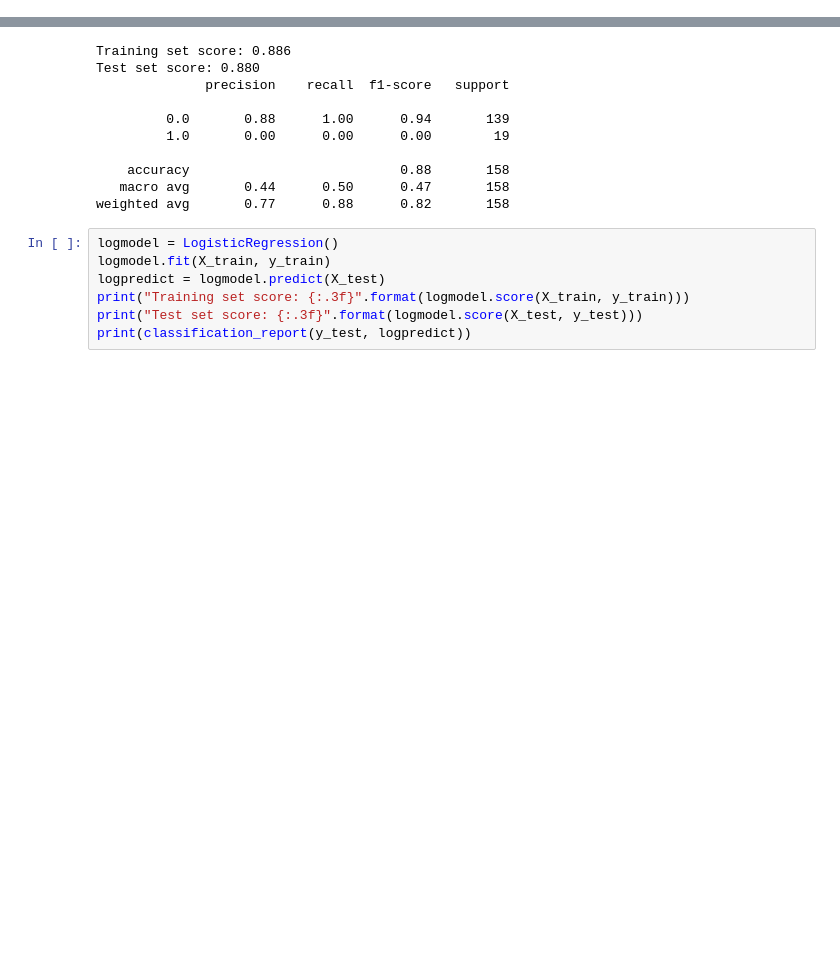
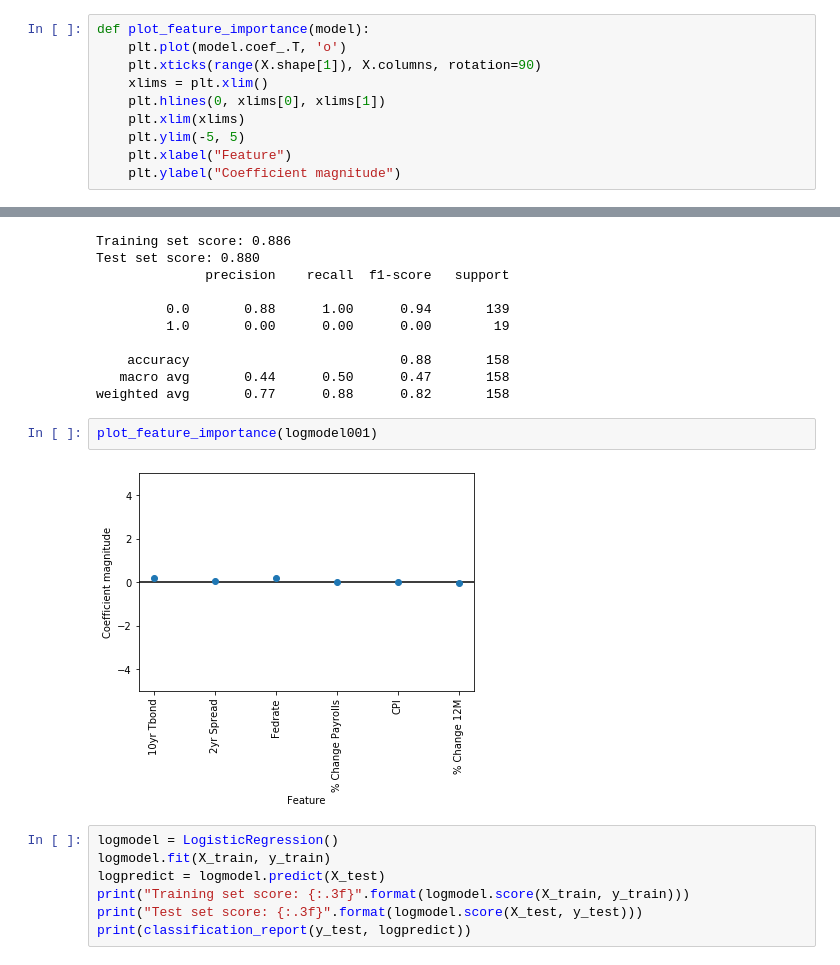
Before and after one commit to sheri-kamal/DATA71200-SP2020, a Jupyter notebook: Project 2 - Supervised Learning.ipynb, the cells around one changed output, grey strips where cells are left out. Drawn from its saved outputs; the diff is of its cells as text; blank space fills up the shorter version.

```diff
--- a/Project 2 - Supervised Learning.ipynb
+++ b/Project 2 - Supervised Learning.ipynb
@@ -59,6 +59,16 @@ Split 2. Training set observations: 178, Testing set observations: 87
 Split 3. Training set observations: 265, Testing set observations: 87
 Split 4. Training set observations: 352, Testing set observations: 87
 Split 5. Training set observations: 439, Testing set observations: 87
+# %%
+def plot_feature_importance(model):
+    plt.plot(model.coef_.T, 'o')
+    plt.xticks(range(X.shape[1]), X.columns, rotation=90)
+    xlims = plt.xlim()
+    plt.hlines(0, xlims[0], xlims[1])
+    plt.xlim(xlims)
+    plt.ylim(-5, 5)
+    plt.xlabel("Feature")
+    plt.ylabel("Coefficient magnitude")
 # %%
 from sklearn.linear_model import LogisticRegression
 from sklearn import metrics
@@ -82,6 +92,10 @@ Test set score: 0.880
     accuracy                           0.88       158
    macro avg       0.44      0.50      0.47       158
 weighted avg       0.77      0.88      0.82       158
+# %%
+plot_feature_importance(logmodel001)
+# %% [output]
+[figure, added]
 # %%
 logmodel = LogisticRegression()
 logmodel.fit(X_train, y_train)
```
Also changed, not shown: parts of 4 cells of this notebook.
